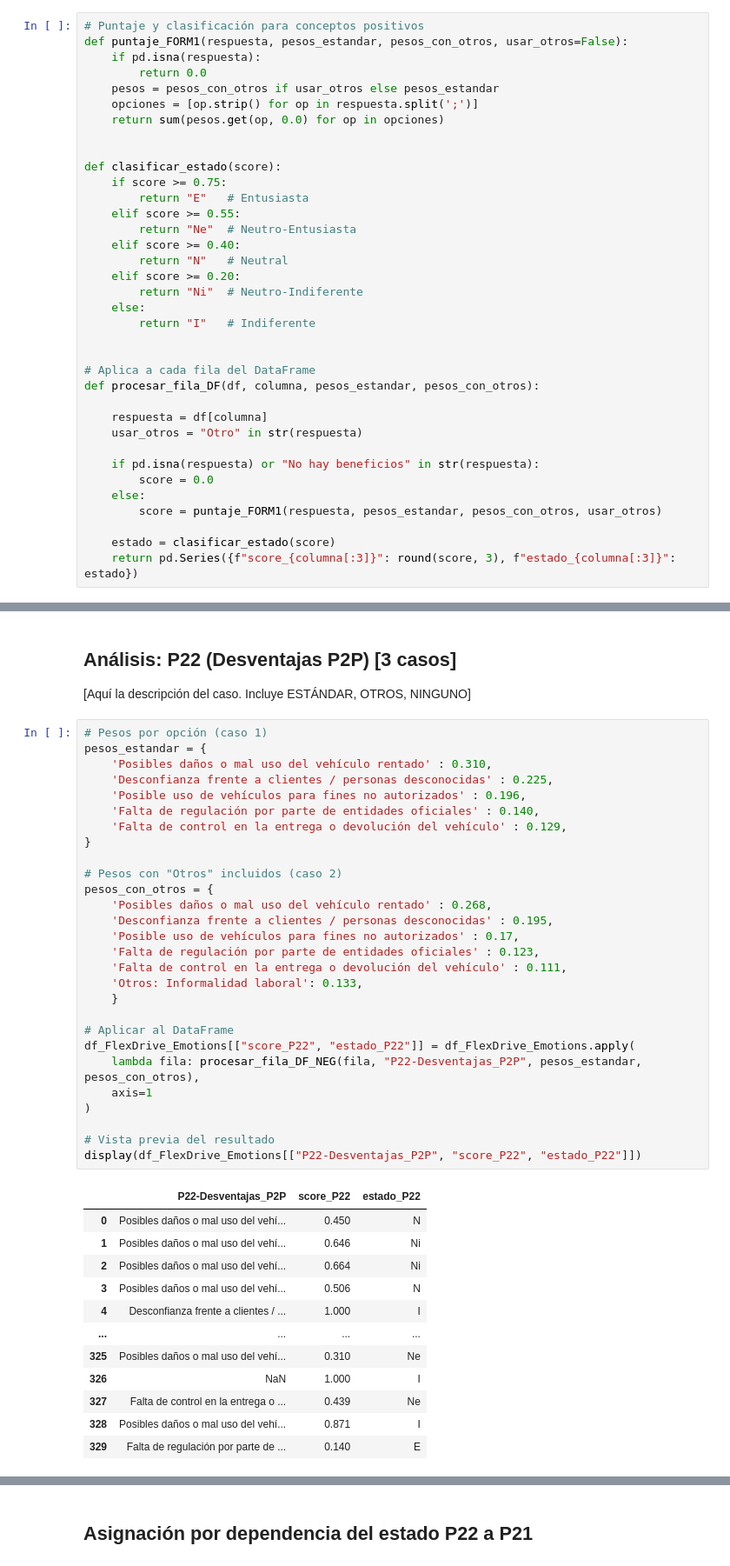
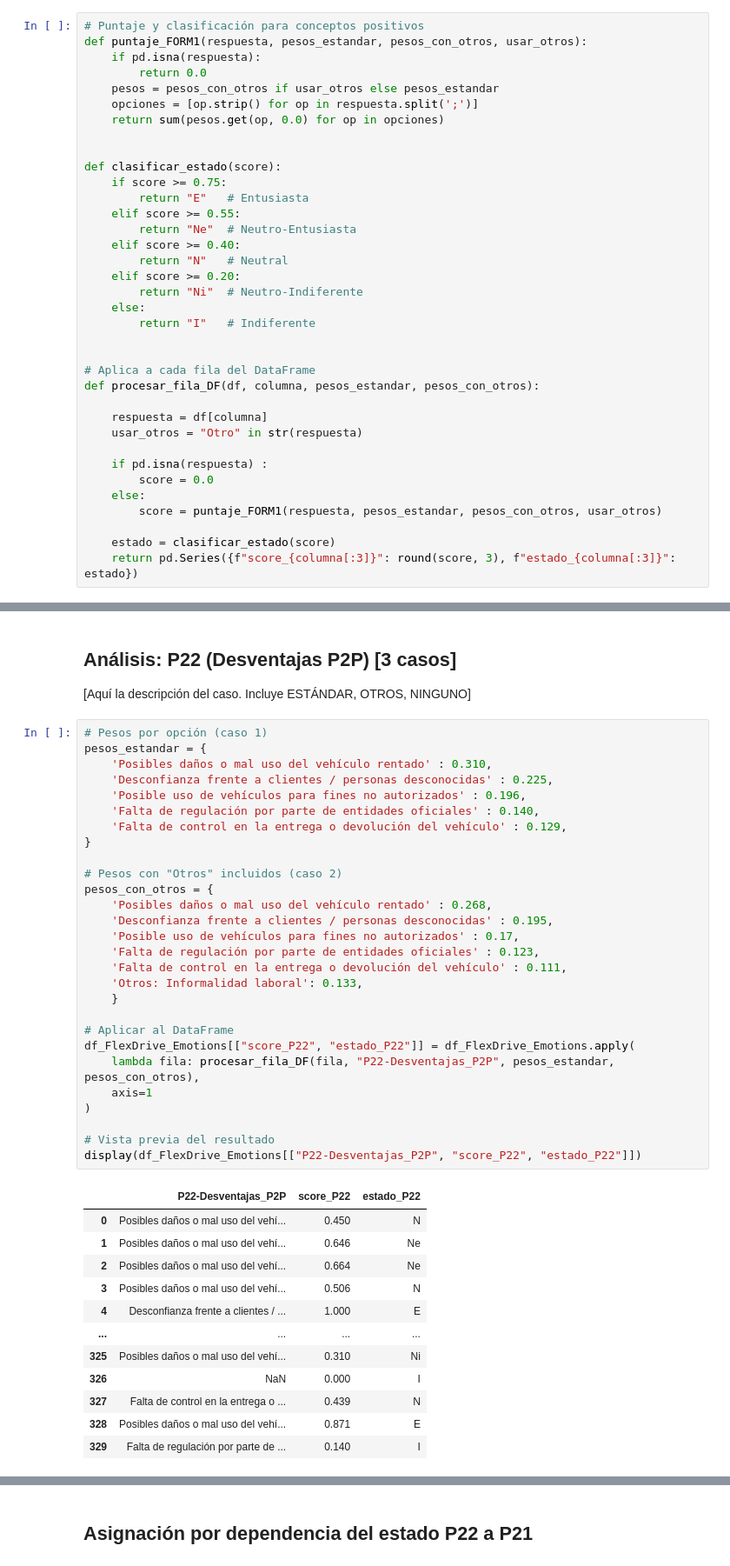
Before and after one commit to JorgeDanielRamirezNieves/Flex-Drive, a Jupyter notebook: Data-Analytics/code/Simulation/Hidden-Márkov-Model/FlexDrive-Emociones_Pesos.ipynb, the cells around one changed output, grey strips where cells are left out. Shown at 87% size. Cells and saved outputs as stored; diff of their text form.

```diff
--- a/Data-Analytics/code/Simulation/Hidden-Márkov-Model/FlexDrive-Emociones_Pesos.ipynb
+++ b/Data-Analytics/code/Simulation/Hidden-Márkov-Model/FlexDrive-Emociones_Pesos.ipynb
@@ -91,7 +91,7 @@ Distribución inicial: [0, 0, 0.9727272727272728, 0.02121212121212121, 0.0060606
 ## Seguimiento: Pesos de Emociones y Asignación por Filas
 # %%
 # Puntaje y clasificación para conceptos positivos
-def puntaje_FORM1(respuesta, pesos_estandar, pesos_con_otros, usar_otros=False):
+def puntaje_FORM1(respuesta, pesos_estandar, pesos_con_otros, usar_otros):
     if pd.isna(respuesta):
         return 0.0
     pesos = pesos_con_otros if usar_otros else pesos_estandar
@@ -118,7 +118,7 @@ def procesar_fila_DF(df, columna, pesos_estandar, pesos_con_otros):
     respuesta = df[columna]
     usar_otros = "Otro" in str(respuesta)
 
-    if pd.isna(respuesta) or "No hay beneficios" in str(respuesta):
+    if pd.isna(respuesta) :
         score = 0.0
     else:
         score = puntaje_FORM1(respuesta, pesos_estandar, pesos_con_otros, usar_otros)
@@ -208,44 +193,44 @@ display(df_FlexDrive_Emotions[["P21-Beneficios_P2P", "score_P21", "estado_P21"]]
 # %%
 # Pesos por opción (caso 1)
 pesos_estandar = {
     'Posibles daños o mal uso del vehículo rentado' : 0.310,
     'Desconfianza frente a clientes / personas desconocidas' : 0.225,
     'Posible uso de vehículos para fines no autorizados' : 0.196,
     'Falta de regulación por parte de entidades oficiales' : 0.140,
     'Falta de control en la entrega o devolución del vehículo' : 0.129,
 }
 
 # Pesos con "Otros" incluidos (caso 2)
 pesos_con_otros = {
     'Posibles daños o mal uso del vehículo rentado' : 0.268,
     'Desconfianza frente a clientes / personas desconocidas' : 0.195,
     'Posible uso de vehículos para fines no autorizados' : 0.17,
     'Falta de regulación por parte de entidades oficiales' : 0.123,
     'Falta de control en la entrega o devolución del vehículo' : 0.111,
     'Otros: Informalidad laboral': 0.133,
     }
 
 # Aplicar al DataFrame
 df_FlexDrive_Emotions[["score_P22", "estado_P22"]] = df_FlexDrive_Emotions.apply(
-    lambda fila: procesar_fila_DF_NEG(fila, "P22-Desventajas_P2P", pesos_estandar, pesos_con_otros),
+    lambda fila: procesar_fila_DF(fila, "P22-Desventajas_P2P", pesos_estandar, pesos_con_otros),
     axis=1
 )
 
 # Vista previa del resultado
 display(df_FlexDrive_Emotions[["P22-Desventajas_P2P", "score_P22", "estado_P22"]])
 # %% [output]
 |  | P22-Desventajas_P2P | score_P22 | estado_P22 |
 | 0 | Posibles daños o mal uso del vehí... | 0.450 | N |
-| 1 | Posibles daños o mal uso del vehí... | 0.646 | Ni |
-| 2 | Posibles daños o mal uso del vehí... | 0.664 | Ni |
+| 1 | Posibles daños o mal uso del vehí... | 0.646 | Ne |
+| 2 | Posibles daños o mal uso del vehí... | 0.664 | Ne |
 | 3 | Posibles daños o mal uso del vehí... | 0.506 | N |
-| 4 | Desconfianza frente a clientes / ... | 1.000 | I |
+| 4 | Desconfianza frente a clientes / ... | 1.000 | E |
 | ... | ... | ... | ... |
-| 325 | Posibles daños o mal uso del vehí... | 0.310 | Ne |
-| 326 | NaN | 1.000 | I |
-| 327 | Falta de control en la entrega o ... | 0.439 | Ne |
-| 328 | Posibles daños o mal uso del vehí... | 0.871 | I |
-| 329 | Falta de regulación por parte de ... | 0.140 | E |
+| 325 | Posibles daños o mal uso del vehí... | 0.310 | Ni |
+| 326 | NaN | 0.000 | I |
+| 327 | Falta de control en la entrega o ... | 0.439 | N |
+| 328 | Posibles daños o mal uso del vehí... | 0.871 | E |
+| 329 | Falta de regulación por parte de ... | 0.140 | I |
 330 rows × 3 columns
 # %%
 # Conteo estado_P21 y estado_P22
```
Also changed, not shown: parts of 8 cells of this notebook, 5 other files.
